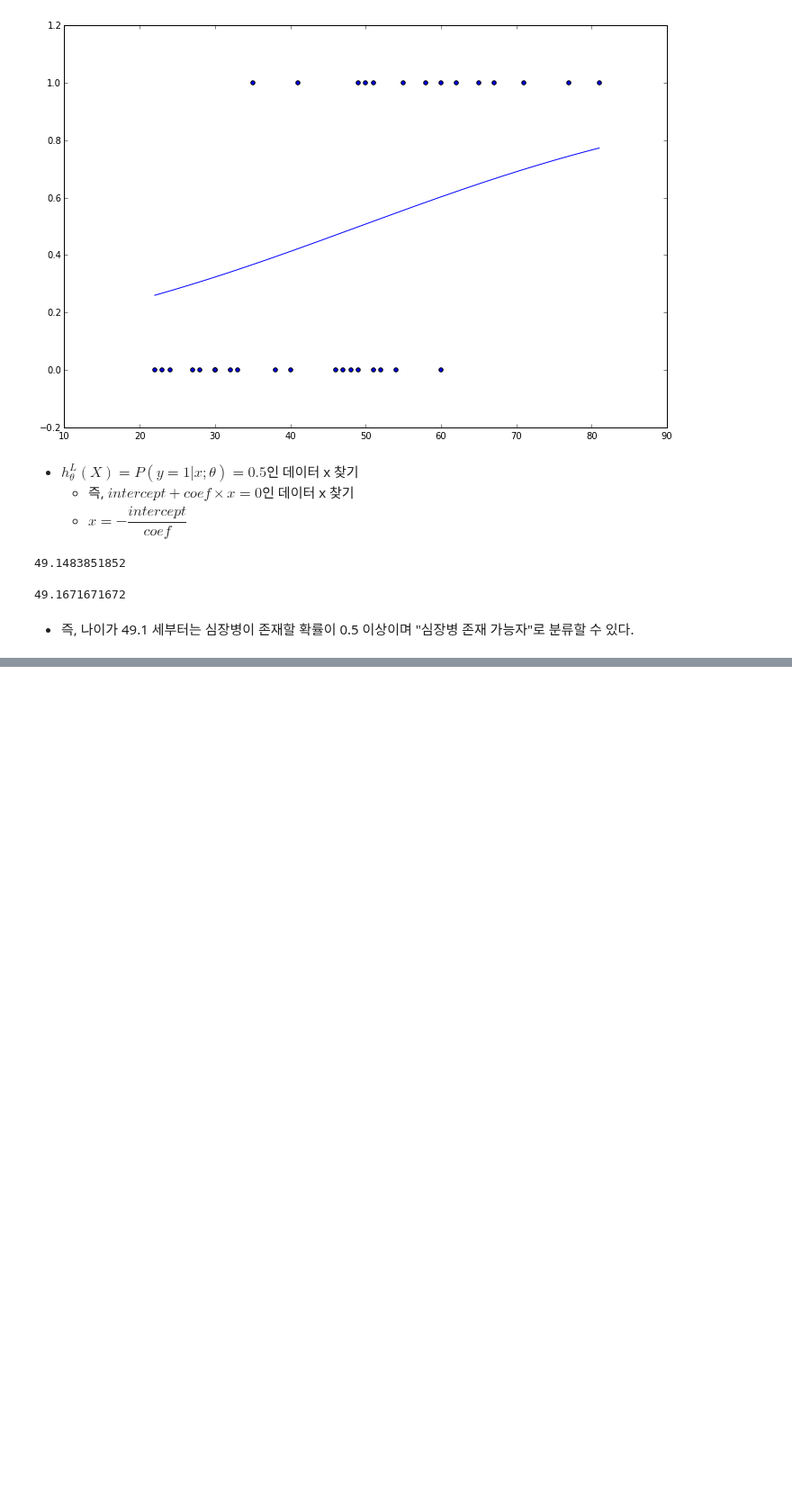
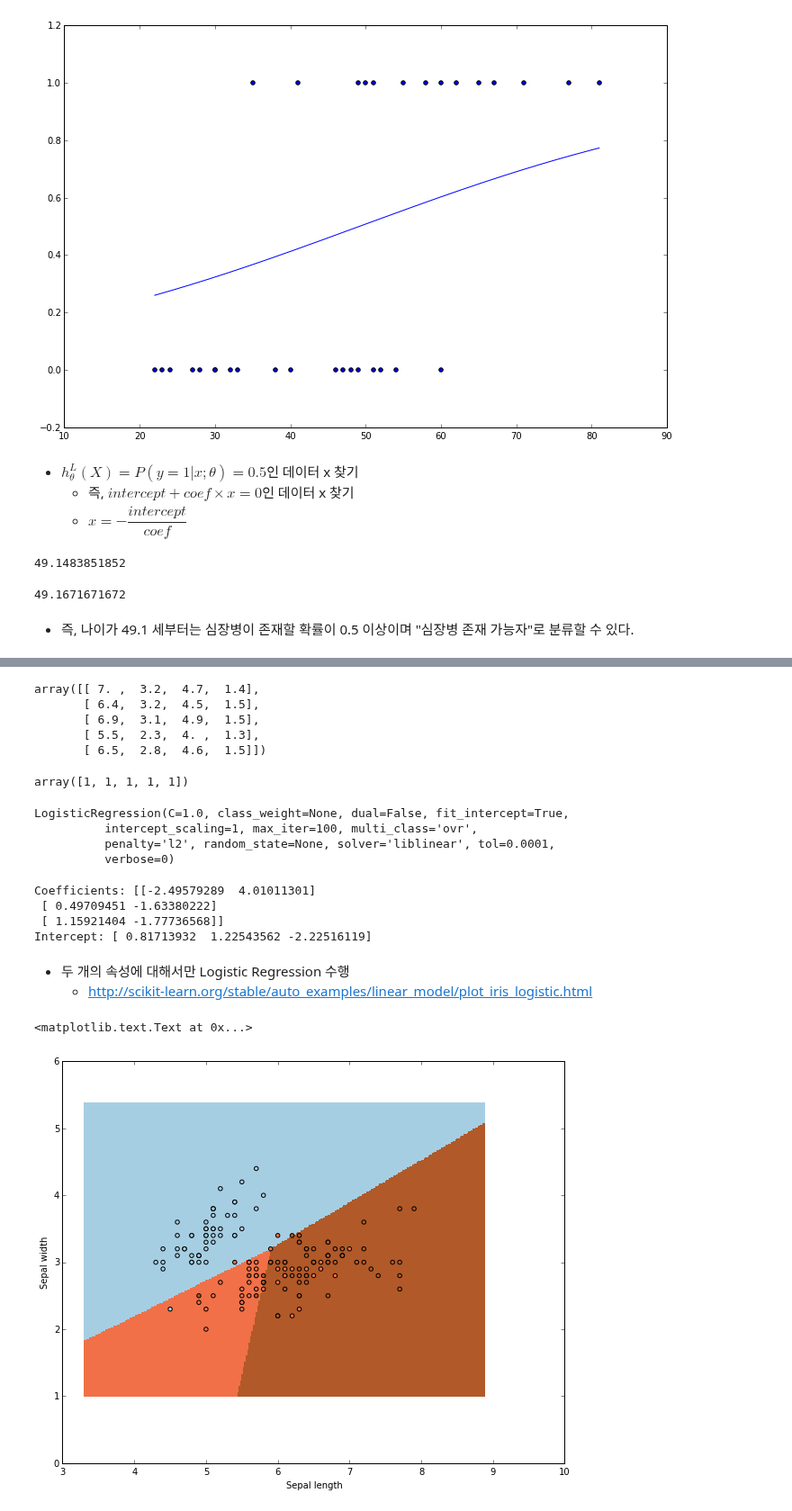
Before and after one commit to bluebibi/LINK_ML_BIG_DATA, a Jupyter notebook: logistic_linear_regression.ipynb, the cells around one changed output, grey strips where cells are left out. Shown at 90% size. Drawn from its saved outputs; the diff is of its cells as text; code cells hidden in the pictures; blank space fills up the shorter version.

```diff
--- a/logistic_linear_regression.ipynb
+++ b/logistic_linear_regression.ipynb
@@ -425,0 +509,65 @@ ax2.plot_surface(xx, yy, z, rstride=1, cstride=1, linewidth=0, color="yellow", s
+# %%
+iris.data[50:55]
+# %% [output]
+array([[ 7. ,  3.2,  4.7,  1.4],
+       [ 6.4,  3.2,  4.5,  1.5],
+       [ 6.9,  3.1,  4.9,  1.5],
+       [ 5.5,  2.3,  4. ,  1.3],
+       [ 6.5,  2.8,  4.6,  1.5]])
+# %%
+iris.target[50:55]
+# %% [output]
+array([1, 1, 1, 1, 1])
+# %%
+regr5 = linear_model.LogisticRegression()
+regr5.fit(iris.data[:, :2], iris.target)
+# %% [output]
+LogisticRegression(C=1.0, class_weight=None, dual=False, fit_intercept=True,
+          intercept_scaling=1, max_iter=100, multi_class='ovr',
+          penalty='l2', random_state=None, solver='liblinear', tol=0.0001,
+          verbose=0)
+# %%
+print 'Coefficients:', regr5.coef_
+print 'Intercept:', regr5.intercept_
+# %% [output]
+Coefficients: [[-2.49579289  4.01011301]
+ [ 0.49709451 -1.63380222]
+ [ 1.15921404 -1.77736568]]
+Intercept: [ 0.81713932  1.22543562 -2.22516119]
+# %% [markdown]
+- 두 개의 속성에 대해서만 Logistic Regression 수행
+  - http://scikit-learn.org/stable/auto_examples/linear_model/plot_iris_logistic.html
+# %%
+iris = load_iris()
+X = iris.data[:, :2]  # we only take the first two features.
+Y = iris.target
+
+h = .02  # step size in the mesh
+
+regr6 = linear_model.LogisticRegression()
+
+# we create an instance of Neighbours Classifier and fit the data.
+regr6.fit(X, Y)
+
+# Plot the decision boundary. For that, we will assign a color to each
+# point in the mesh [x_min, m_max]x[y_min, y_max].
+x_min, x_max = X[:, 0].min() - .5, X[:, 0].max() + .5
+y_min, y_max = X[:, 1].min() - .5, X[:, 1].max() + .5
+x_array = np.arange(x_min - .5, x_max + .5, h)
+y_array = np.arange(y_min - .5, y_max + .5, h)
+xx, yy = np.meshgrid(x_array, y_array)
+Z = regr6.predict(np.c_[xx.ravel(), yy.ravel()])
+
+# Put the result into a color plot
+Z = Z.reshape(xx.shape)
+fig = plt.figure(figsize=(10, 8))
+ax = fig.add_subplot(111)
+ax.pcolormesh(xx, yy, Z, cmap=plt.cm.Paired)
+
+# Plot also the training points
+ax.scatter(X[:, 0], X[:, 1], c=Y, edgecolors='k', cmap=plt.cm.Paired)
+plt.xlabel('Sepal length')
+plt.ylabel('Sepal width')
+# %% [output]
+<matplotlib.text.Text at 0x...>
+[figure, added]
```
Also changed, not shown: parts of 78 cells of this notebook, 2 other files.
